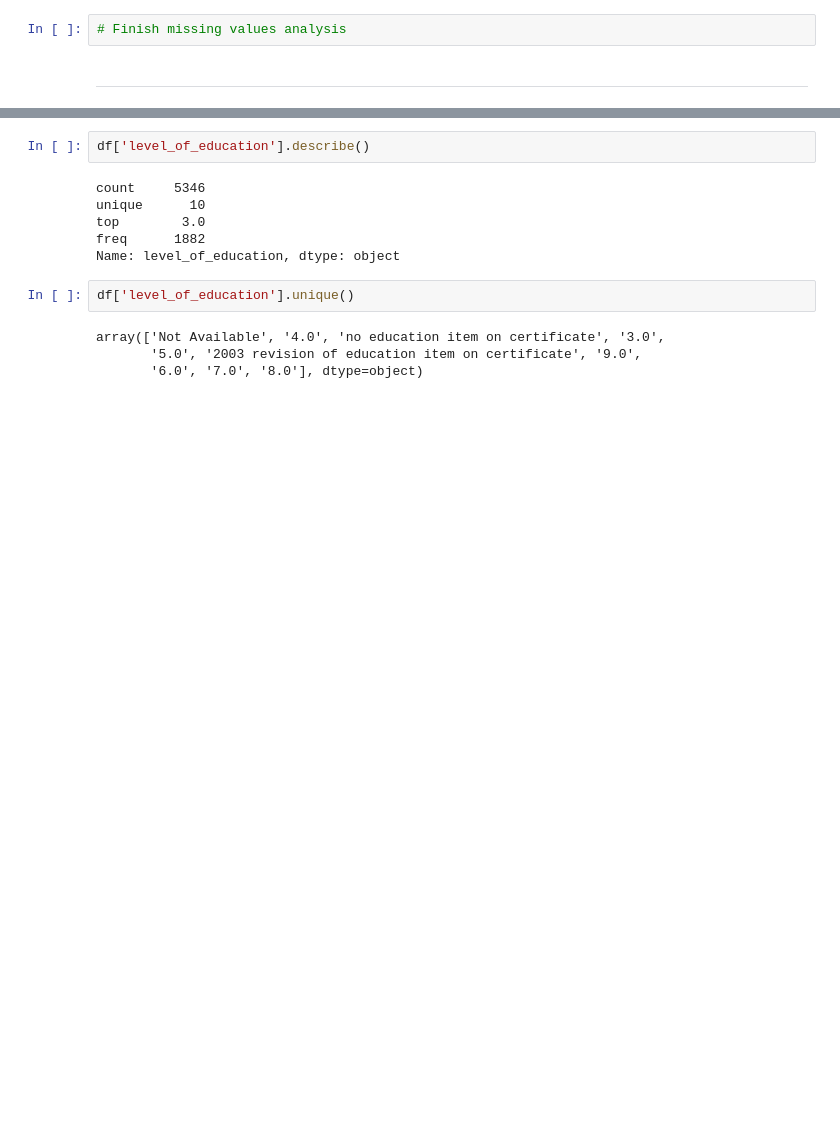
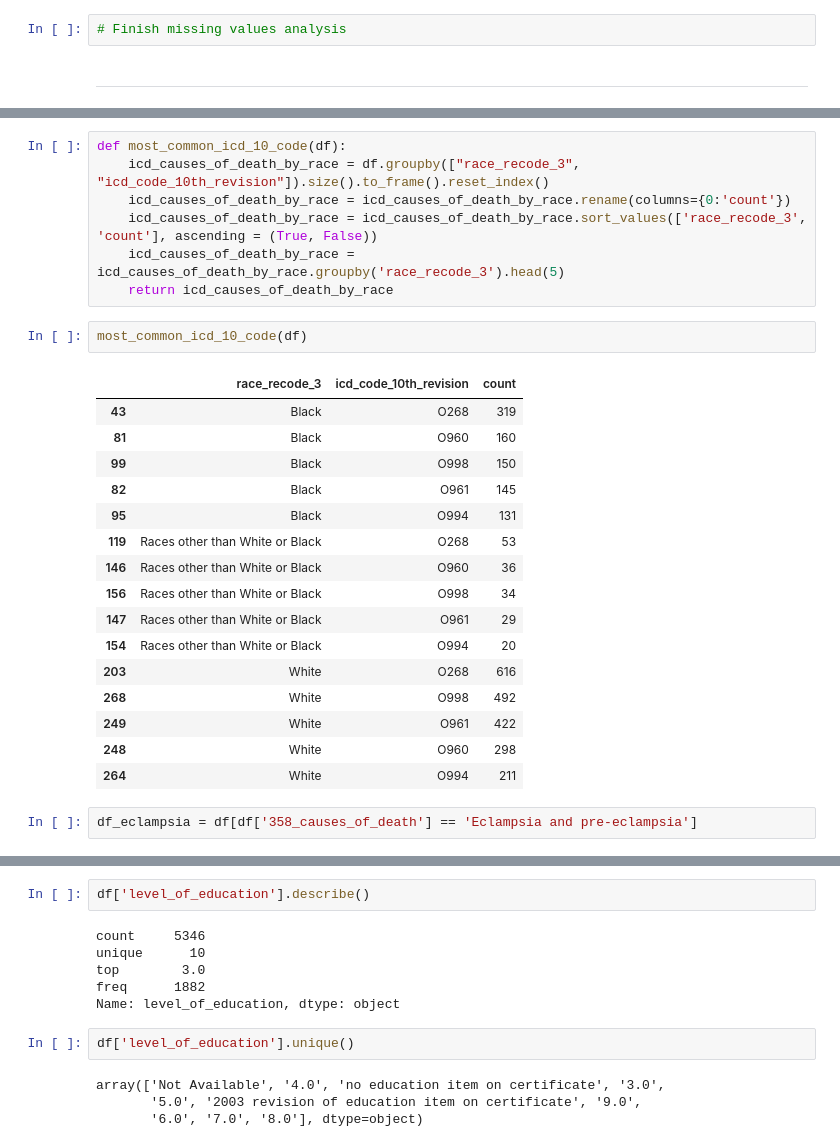
Before and after one commit to andrezafeu/maternal_mortality, a Jupyter notebook: EDA.ipynb, the cells around one changed output, grey strips where cells are left out. Drawn from its saved outputs; the diff is of its cells as text; blank space fills up the shorter version.

Commit message:
Look into common ICD 10 codes

```diff
--- a/EDA.ipynb
+++ b/EDA.ipynb
@@ -253,0 +284,28 @@ The number of N/A records for the column manner_of_death are 0.06160572337042925
+# %%
+def most_common_icd_10_code(df):
+    icd_causes_of_death_by_race = df.groupby(["race_recode_3", "icd_code_10th_revision"]).size().to_frame().reset_index()
+    icd_causes_of_death_by_race = icd_causes_of_death_by_race.rename(columns={0:'count'})
+    icd_causes_of_death_by_race = icd_causes_of_death_by_race.sort_values(['race_recode_3', 'count'], ascending = (True, False))
+    icd_causes_of_death_by_race = icd_causes_of_death_by_race.groupby('race_recode_3').head(5)
+    return icd_causes_of_death_by_race
+# %%
+most_common_icd_10_code(df)
+# %% [output]
+|  | race_recode_3 | icd_code_10th_revision | count |
+| 43 | Black | O268 | 319 |
+| 81 | Black | O960 | 160 |
+| 99 | Black | O998 | 150 |
+| 82 | Black | O961 | 145 |
+| 95 | Black | O994 | 131 |
+| 119 | Races other than White or Black | O268 | 53 |
+| 146 | Races other than White or Black | O960 | 36 |
+| 156 | Races other than White or Black | O998 | 34 |
+| 147 | Races other than White or Black | O961 | 29 |
+| 154 | Races other than White or Black | O994 | 20 |
+| 203 | White | O268 | 616 |
+| 268 | White | O998 | 492 |
+| 249 | White | O961 | 422 |
+| 248 | White | O960 | 298 |
+| 264 | White | O994 | 211 |
+# %%
+df_eclampsia = df[df['358_causes_of_death'] == 'Eclampsia and pre-eclampsia']
```
Also changed, not shown: parts of 18 cells of this notebook.
